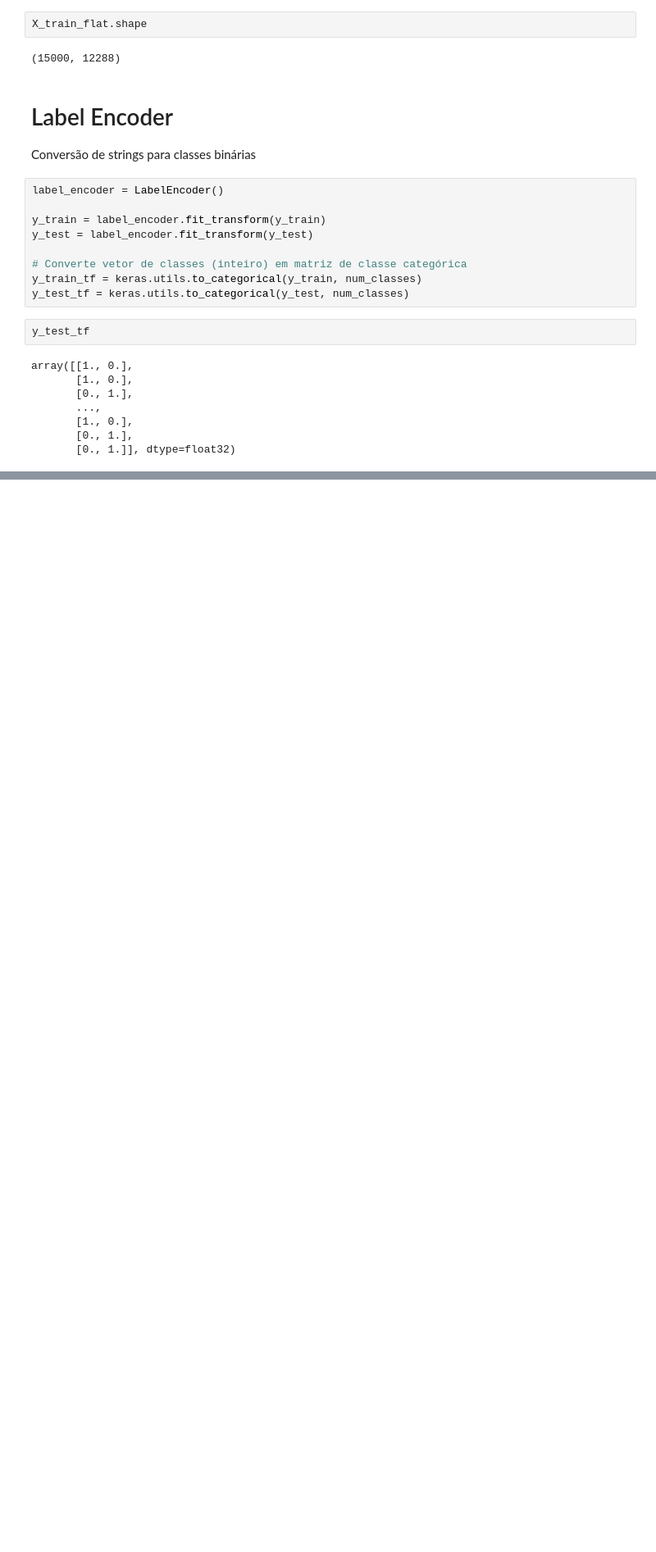
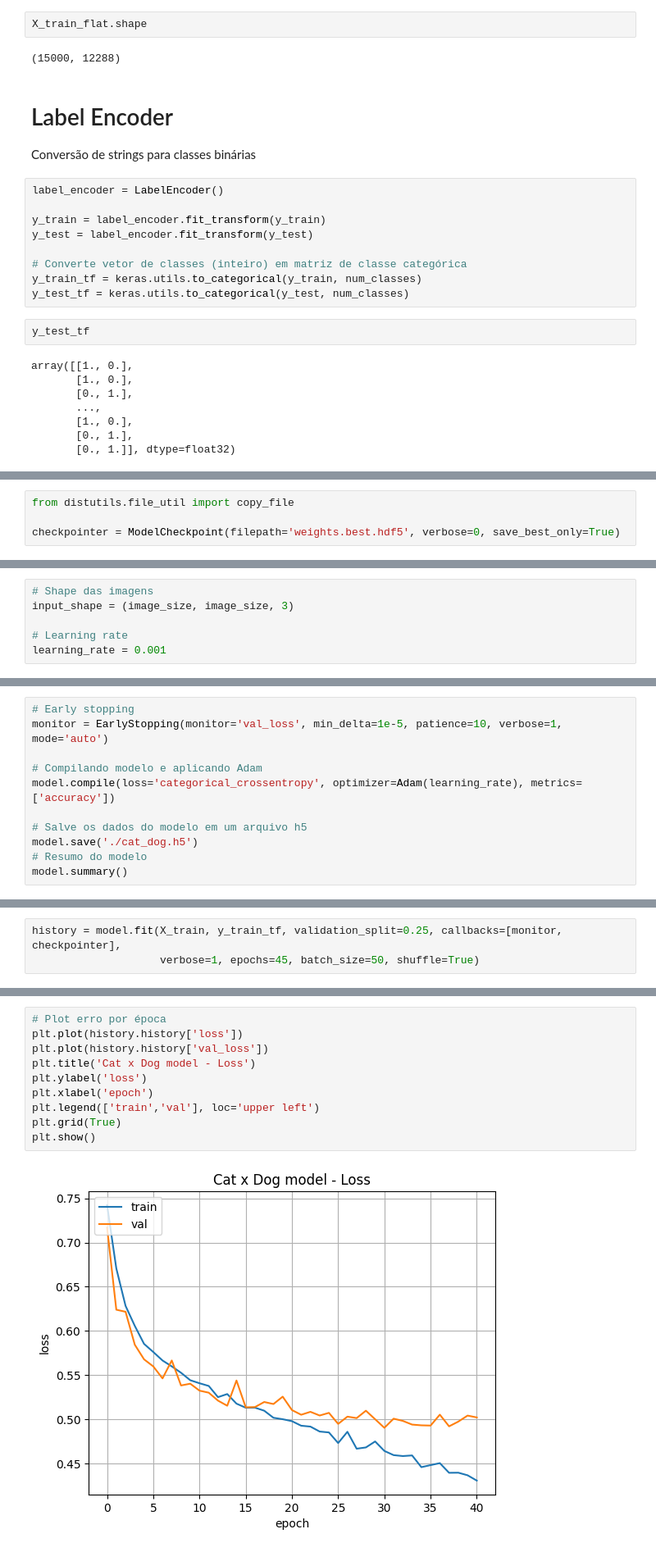
Before and after one commit to jackson-simionato/fase5_pos_tech, a Jupyter notebook: 1_Deep_Reinforncement_Learning/1_2_Redes_Convolucionais/1_2_Redes_convolucionais.ipynb, the cells around one changed output, grey strips where cells are left out. Shown at 82% size. Drawn from its saved outputs; the diff is of its cells as text; blank space fills up the shorter version.

```diff
--- a/1_Deep_Reinforncement_Learning/1_2_Redes_Convolucionais/1_2_Redes_convolucionais.ipynb
+++ b/1_Deep_Reinforncement_Learning/1_2_Redes_Convolucionais/1_2_Redes_convolucionais.ipynb
@@ -224,0 +233,4 @@ array([[1., 0.],
+# %%
+from distutils.file_util import copy_file
+
+checkpointer = ModelCheckpoint(filepath='weights.best.hdf5', verbose=0, save_best_only=True)
@@ -224,0 +239,6 @@ array([[1., 0.],
+# %%
+# Shape das imagens
+input_shape = (image_size, image_size, 3)
+
+# Learning rate
+learning_rate = 0.001
@@ -224,0 +314,11 @@ array([[1., 0.],
+# %%
+# Early stopping
+monitor = EarlyStopping(monitor='val_loss', min_delta=1e-5, patience=10, verbose=1, mode='auto')
+
+# Compilando modelo e aplicando Adam
+model.compile(loss='categorical_crossentropy', optimizer=Adam(learning_rate), metrics=['accuracy'])
+
+# Salve os dados do modelo em um arquivo h5
+model.save('./cat_dog.h5')
+# Resumo do modelo
+model.summary()
@@ -224,0 +345,3 @@ array([[1., 0.],
+# %%
+history = model.fit(X_train, y_train_tf, validation_split=0.25, callbacks=[monitor, checkpointer],
+                    verbose=1, epochs=45, batch_size=50, shuffle=True)
@@ -224,0 +373,12 @@ array([[1., 0.],
+# %%
+# Plot erro por época
+plt.plot(history.history['loss'])
+plt.plot(history.history['val_loss'])
+plt.title('Cat x Dog model - Loss')
+plt.ylabel('loss')
+plt.xlabel('epoch')
+plt.legend(['train','val'], loc='upper left')
+plt.grid(True)
+plt.show()
+# %% [output]
+[figure, added]
```
Also changed, not shown: parts of 22 cells of this notebook, 2 other files.
